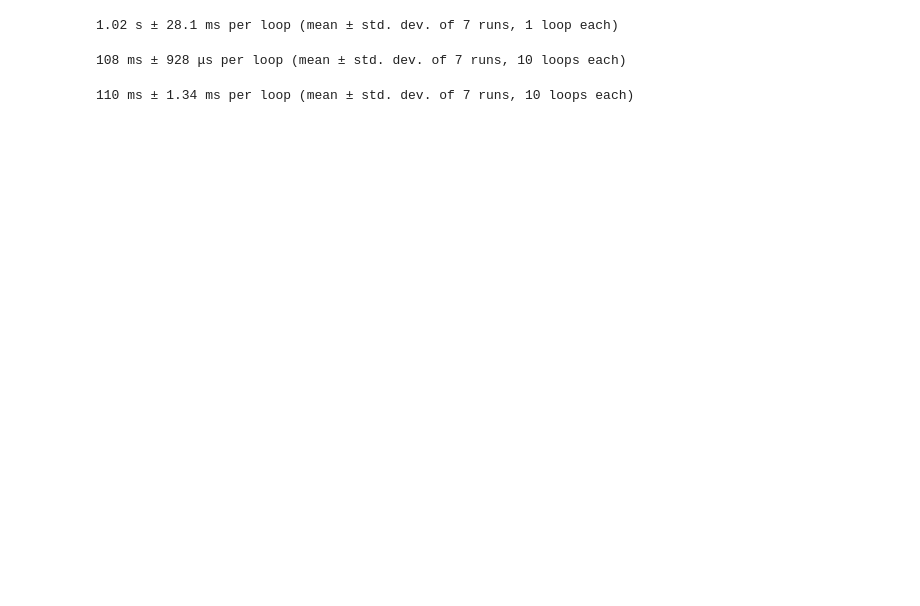
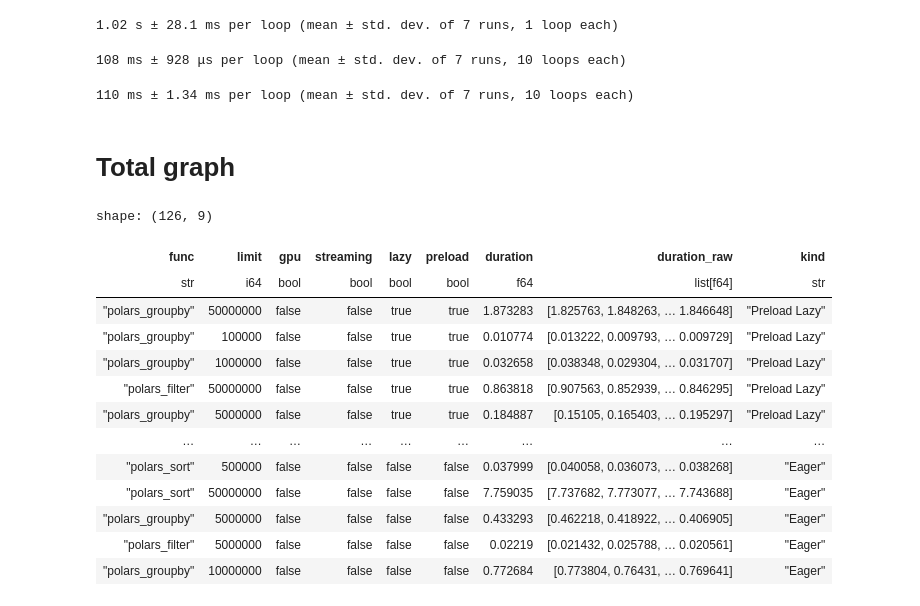
Before and after one commit to Baukebrenninkmeijer/polars-pyspark-pandas-comparison, a Jupyter notebook: results/analysis.ipynb, the cells around one changed output. Cells and saved outputs as stored; diff of their text form; code cells hidden in the pictures; blank space fills up the shorter version.

```diff
--- a/results/analysis.ipynb
+++ b/results/analysis.ipynb
@@ -821,3 +916,41 @@ with pl.Config() as cfg:
     tmp = polars_groupby(tmp, streaming=True)
 # %% [output]
 110 ms ± 1.34 ms per loop (mean ± std. dev. of 7 runs, 10 loops each)
+# %% [markdown]
+# Total graph
+# %%
+preloaded_lazy = df.filter(
+    ~pl.col("gpu") & ~pl.col("streaming") & (pl.col("preload") & pl.col("lazy"))
+).with_columns(kind=pl.lit("Preload Lazy"))
+
+normal_lazy = df.filter(
+    ~pl.col("gpu") & ~pl.col("streaming") & (~pl.col("preload") & pl.col("lazy"))
+).with_columns(kind=pl.lit("Normal Lazy"))
+
+streaming = df.filter(
+    ~pl.col("gpu") & pl.col("lazy") & ~pl.col("preload") & pl.col("streaming")
+).with_columns(kind=pl.lit("Streaming"))
+
+gpu = df.filter(~pl.col("streaming") & pl.col("lazy") & pl.col("gpu")).with_columns(
+    kind=pl.lit("GPU")
+)
+
+eager = df.filter(~pl.col("lazy")).with_columns(kind=pl.lit("Eager"))
+
+eval = pl.concat([preloaded_lazy, normal_lazy, streaming, gpu, eager])
+eval
+# %% [output]
+shape: (126, 9)
+| func | limit | gpu | streaming | lazy | preload | duration | duration_raw | kind |
+| str | i64 | bool | bool | bool | bool | f64 | list[f64] | str |
+| "polars_groupby" | 50000000 | false | false | true | true | 1.873283 | [1.825763, 1.848263, … 1.846648] | "Preload Lazy" |
+| "polars_groupby" | 100000 | false | false | true | true | 0.010774 | [0.013222, 0.009793, … 0.009729] | "Preload Lazy" |
+| "polars_groupby" | 1000000 | false | false | true | true | 0.032658 | [0.038348, 0.029304, … 0.031707] | "Preload Lazy" |
+| "polars_filter" | 50000000 | false | false | true | true | 0.863818 | [0.907563, 0.852939, … 0.846295] | "Preload Lazy" |
+| "polars_groupby" | 5000000 | false | false | true | true | 0.184887 | [0.15105, 0.165403, … 0.195297] | "Preload Lazy" |
+| … | … | … | … | … | … | … | … | … |
+| "polars_sort" | 500000 | false | false | false | false | 0.037999 | [0.040058, 0.036073, … 0.038268] | "Eager" |
+| "polars_sort" | 50000000 | false | false | false | false | 7.759035 | [7.737682, 7.773077, … 7.743688] | "Eager" |
+| "polars_groupby" | 5000000 | false | false | false | false | 0.433293 | [0.462218, 0.418922, … 0.406905] | "Eager" |
+| "polars_filter" | 5000000 | false | false | false | false | 0.02219 | [0.021432, 0.025788, … 0.020561] | "Eager" |
+| "polars_groupby" | 10000000 | false | false | false | false | 0.772684 | [0.773804, 0.76431, … 0.769641] | "Eager" |
```
Also changed, not shown: parts of 14 cells of this notebook, 3 other files.
